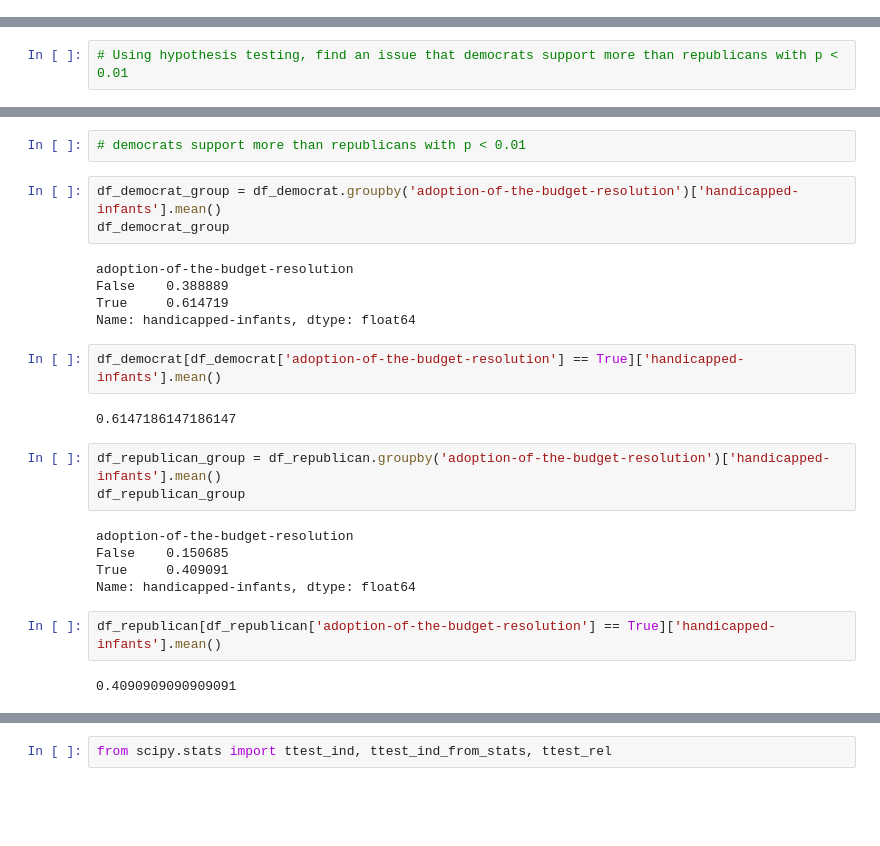
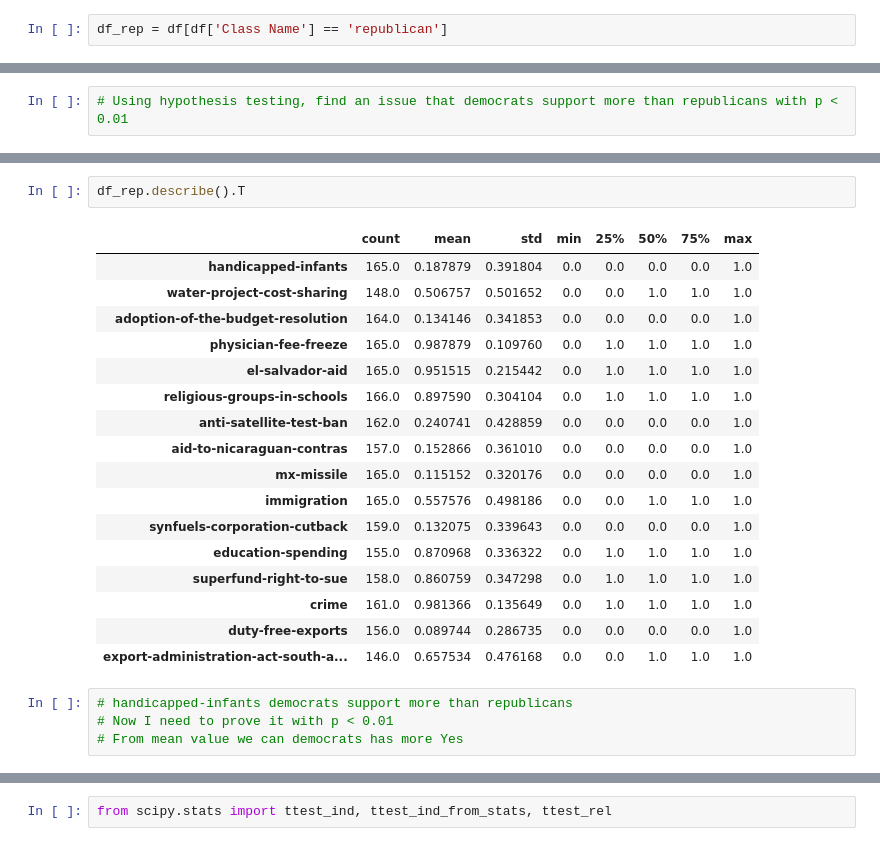
Before and after one commit to Edudeiko/DS-Unit-1-Sprint-3-Statistical-Tests-and-Experiments, a Jupyter notebook: module1-statistics-probability-and-inference/Evgenii_Dudeiko_DSPT3_131_Statistics_Probability_Assignment.ipynb, the cells around one changed output, grey strips where cells are left out. Cells and saved outputs as stored; diff of their text form; blank space fills up the shorter version.

```diff
--- a/module1-statistics-probability-and-inference/Evgenii_Dudeiko_DSPT3_131_Statistics_Probability_Assignment.ipynb
+++ b/module1-statistics-probability-and-inference/Evgenii_Dudeiko_DSPT3_131_Statistics_Probability_Assignment.ipynb
@@ -168,0 +161,2 @@ Name: Class Name, dtype: int64
+# %%
+df_rep = df[df['Class Name'] == 'republican']
@@ -203,26 +198,24 @@ df_democrat.shape
+# %%
+df_rep.describe().T
+# %% [output]
+|  | count | mean | std | min | 25% | 50% | 75% | max |
+| handicapped-infants | 165.0 | 0.187879 | 0.391804 | 0.0 | 0.0 | 0.0 | 0.0 | 1.0 |
+| water-project-cost-sharing | 148.0 | 0.506757 | 0.501652 | 0.0 | 0.0 | 1.0 | 1.0 | 1.0 |
+| adoption-of-the-budget-resolution | 164.0 | 0.134146 | 0.341853 | 0.0 | 0.0 | 0.0 | 0.0 | 1.0 |
+| physician-fee-freeze | 165.0 | 0.987879 | 0.109760 | 0.0 | 1.0 | 1.0 | 1.0 | 1.0 |
+| el-salvador-aid | 165.0 | 0.951515 | 0.215442 | 0.0 | 1.0 | 1.0 | 1.0 | 1.0 |
+| religious-groups-in-schools | 166.0 | 0.897590 | 0.304104 | 0.0 | 1.0 | 1.0 | 1.0 | 1.0 |
+| anti-satellite-test-ban | 162.0 | 0.240741 | 0.428859 | 0.0 | 0.0 | 0.0 | 0.0 | 1.0 |
+| aid-to-nicaraguan-contras | 157.0 | 0.152866 | 0.361010 | 0.0 | 0.0 | 0.0 | 0.0 | 1.0 |
+| mx-missile | 165.0 | 0.115152 | 0.320176 | 0.0 | 0.0 | 0.0 | 0.0 | 1.0 |
+| immigration | 165.0 | 0.557576 | 0.498186 | 0.0 | 0.0 | 1.0 | 1.0 | 1.0 |
+| synfuels-corporation-cutback | 159.0 | 0.132075 | 0.339643 | 0.0 | 0.0 | 0.0 | 0.0 | 1.0 |
+| education-spending | 155.0 | 0.870968 | 0.336322 | 0.0 | 1.0 | 1.0 | 1.0 | 1.0 |
+| superfund-right-to-sue | 158.0 | 0.860759 | 0.347298 | 0.0 | 1.0 | 1.0 | 1.0 | 1.0 |
+| crime | 161.0 | 0.981366 | 0.135649 | 0.0 | 1.0 | 1.0 | 1.0 | 1.0 |
+| duty-free-exports | 156.0 | 0.089744 | 0.286735 | 0.0 | 0.0 | 0.0 | 0.0 | 1.0 |
+| export-administration-act-south-a... | 146.0 | 0.657534 | 0.476168 | 0.0 | 0.0 | 1.0 | 1.0 | 1.0 |
 # %%
-# democrats support more than republicans with p < 0.01
+# handicapped-infants democrats support more than republicans
+# Now I need to prove it with p < 0.01
+# From mean value we can democrats has more Yes
-# %%
-df_democrat_group = df_democrat.groupby('adoption-of-the-budget-resolution')['handicapped-infants'].mean()
-df_democrat_group
-# %% [output]
-adoption-of-the-budget-resolution
-False    0.388889
-True     0.614719
-Name: handicapped-infants, dtype: float64
-# %%
-df_democrat[df_democrat['adoption-of-the-budget-resolution'] == True]['handicapped-infants'].mean()
-# %% [output]
-0.6147186147186147
-# %%
-df_republican_group = df_republican.groupby('adoption-of-the-budget-resolution')['handicapped-infants'].mean()
-df_republican_group
-# %% [output]
-adoption-of-the-budget-resolution
-False    0.150685
-True     0.409091
-Name: handicapped-infants, dtype: float64
-# %%
-df_republican[df_republican['adoption-of-the-budget-resolution'] == True]['handicapped-infants'].mean()
-# %% [output]
-0.4090909090909091
```
Also changed, not shown: parts of 37 cells of this notebook.
